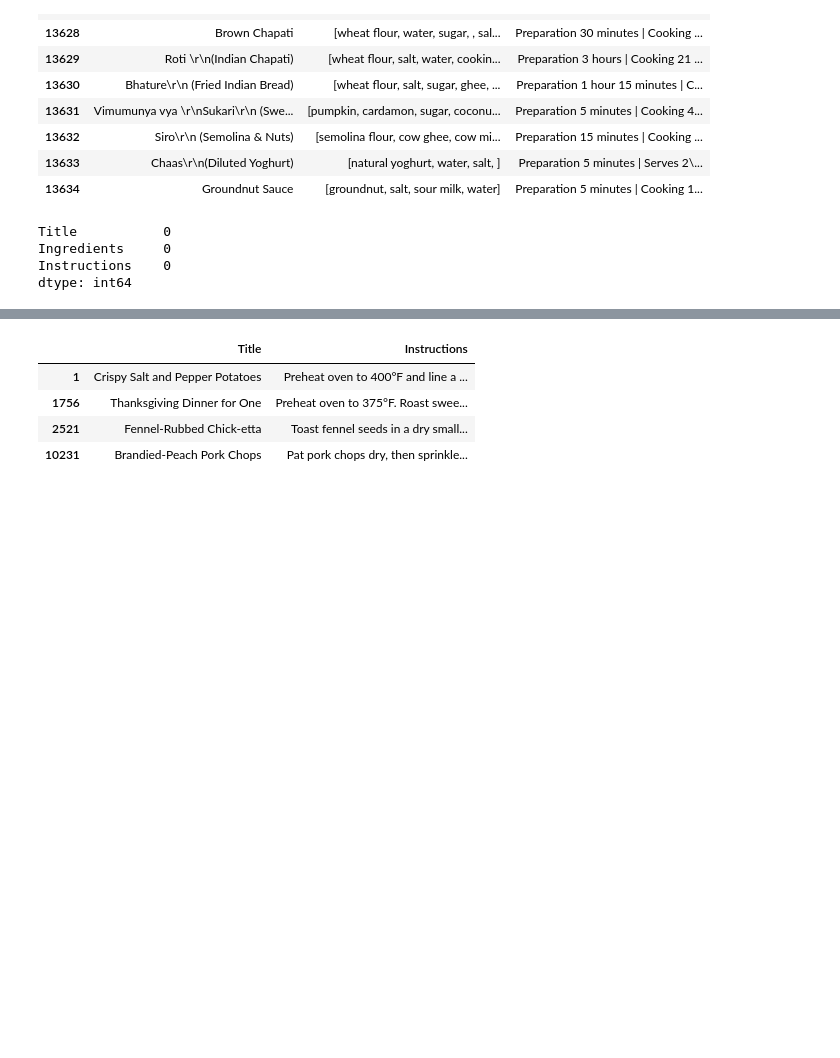
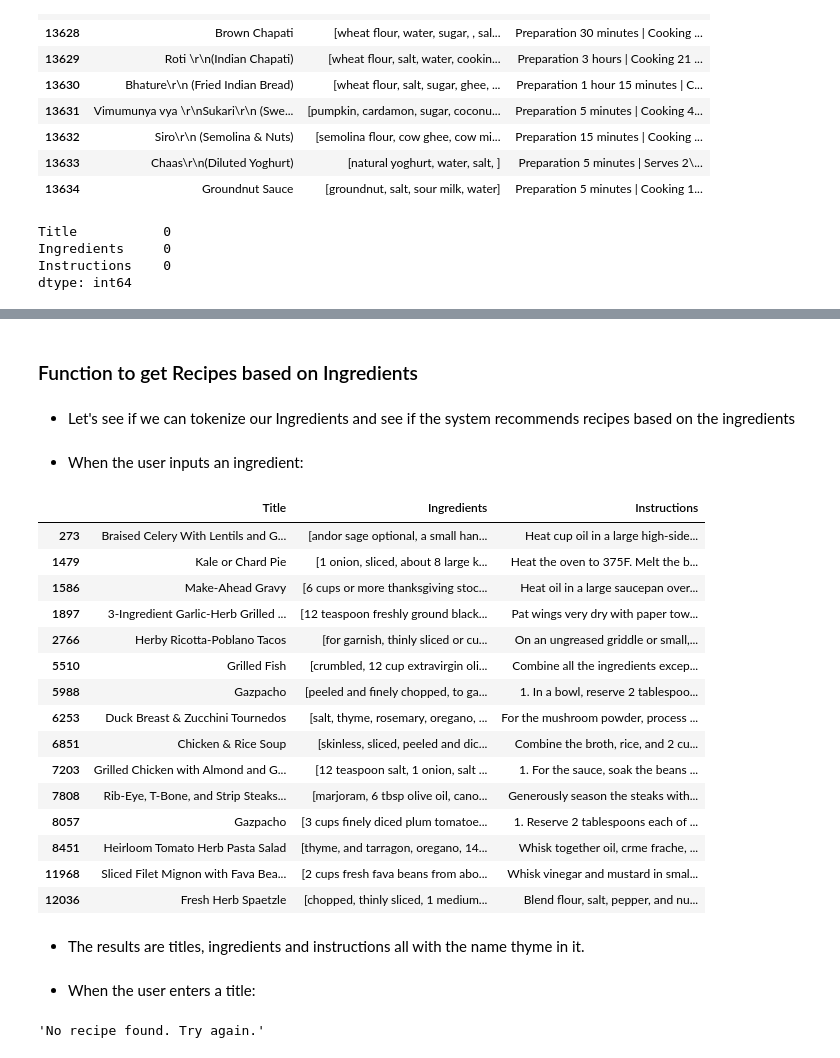
Before and after one commit to Matthewkarani/The-Boma-Pot, a Jupyter notebook: index.ipynb, the cells around one changed output, grey strips where cells are left out. Cells and saved outputs as stored; diff of their text form; code cells hidden in the pictures; blank space fills up the shorter version.

```diff
--- a/index.ipynb
+++ b/index.ipynb
@@ -349,3 +356,7 @@ combined_cleaned['Instructions'][13634]
+# %% [markdown]
+### Function to get Recipes based on Ingredients
+# %% [markdown]
+- Let's see if we can tokenize our Ingredients and see if the system recommends recipes based on the ingredients
 # %%
 
 def clean_ingredients(ingredients_list):
@@ -390,19 +400,47 @@ def recommend_recipes(input_ingredients, combined_df):
     if matched_recipes.empty:
         return "No recipe found. Try again."
 
-    return matched_recipes[['Title', 'Instructions']]
+    return matched_recipes[['Title','Ingredients', 'Instructions']]
+# %% [markdown]
+- When the user inputs an ingredient:
 # %%
-# Example user input
-user_input = "1 teaspoon finely chopped thyme, ¾ teaspoon f..."
+# Example user input ingredients
+user_input = "thyme"
 
 # Get recommendations
 recommended_recipes = recommend_recipes(user_input, combined_df)
 
 # Display recommendations
 recommended_recipes
 # %% [output]
-|  | Title | Instructions |
-| 1 | Crispy Salt and Pepper Potatoes | Preheat oven to 400°F and line a ... |
-| 1756 | Thanksgiving Dinner for One | Preheat oven to 375°F. Roast swee... |
-| 2521 | Fennel-Rubbed Chick-etta | Toast fennel seeds in a dry small... |
-| 10231 | Brandied-Peach Pork Chops | Pat pork chops dry, then sprinkle... |
+|  | Title | Ingredients | Instructions |
+| 273 | Braised Celery With Lentils and G... | [andor sage optional, a small han... | Heat cup oil in a large high-side... |
+| 1479 | Kale or Chard Pie | [1 onion, sliced, about 8 large k... | Heat the oven to 375F. Melt the b... |
+| 1586 | Make-Ahead Gravy | [6 cups or more thanksgiving stoc... | Heat oil in a large saucepan over... |
+| 1897 | 3-Ingredient Garlic-Herb Grilled ... | [12 teaspoon freshly ground black... | Pat wings very dry with paper tow... |
+| 2766 | Herby Ricotta-Poblano Tacos | [for garnish, thinly sliced or cu... | On an ungreased griddle or small,... |
+| 5510 | Grilled Fish | [crumbled, 12 cup extravirgin oli... | Combine all the ingredients excep... |
+| 5988 | Gazpacho | [peeled and finely chopped, to ga... | 1. In a bowl, reserve 2 tablespoo... |
+| 6253 | Duck Breast & Zucchini Tournedos | [salt, thyme, rosemary, oregano, ... | For the mushroom powder, process ... |
+| 6851 | Chicken & Rice Soup | [skinless, sliced, peeled and dic... | Combine the broth, rice, and 2 cu... |
+| 7203 | Grilled Chicken with Almond and G... | [12 teaspoon salt, 1 onion, salt ... | 1. For the sauce, soak the beans ... |
+| 7808 | Rib-Eye, T-Bone, and Strip Steaks... | [marjoram, 6 tbsp olive oil, cano... | Generously season the steaks with... |
+| 8057 | Gazpacho | [3 cups finely diced plum tomatoe... | 1. Reserve 2 tablespoons each of ... |
+| 8451 | Heirloom Tomato Herb Pasta Salad | [thyme, and tarragon, oregano, 14... | Whisk together oil, crme frache, ... |
+| 11968 | Sliced Filet Mignon with Fava Bea... | [2 cups fresh fava beans from abo... | Whisk vinegar and mustard in smal... |
+| 12036 | Fresh Herb Spaetzle | [chopped, thinly sliced, 1 medium... | Blend flour, salt, pepper, and nu... |
+# %% [markdown]
+- The results are titles, ingredients and instructions all with the name thyme in it.
+# %% [markdown]
+- When the user enters a title:
+# %%
+# Example user input Title
+user_input = "Gazpacho"
+
+# Get recommendations
+recommended_recipes = recommend_recipes(user_input, combined_df)
+
+# Display recommendations
+recommended_recipes
+# %% [output]
+'No recipe found. Try again.'
```
Also changed, not shown: parts of 41 cells of this notebook.
